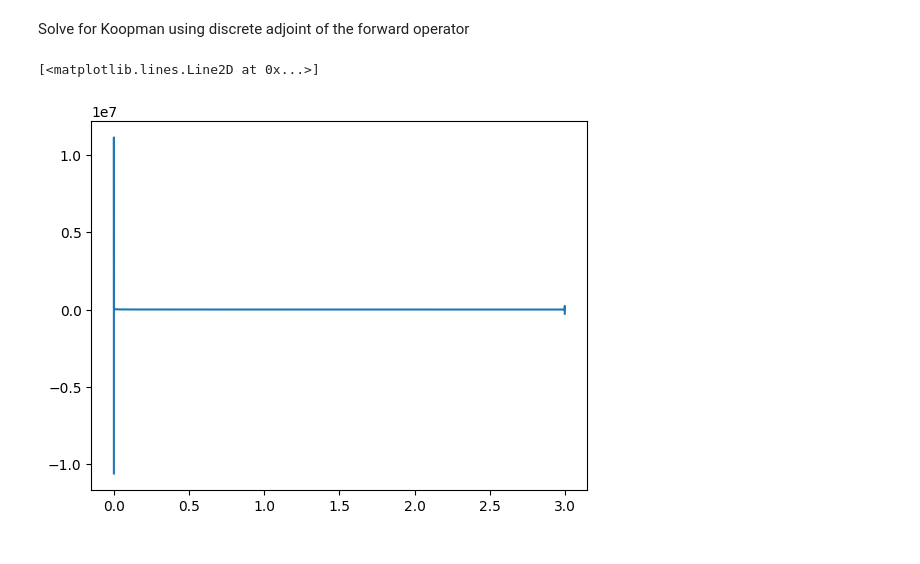
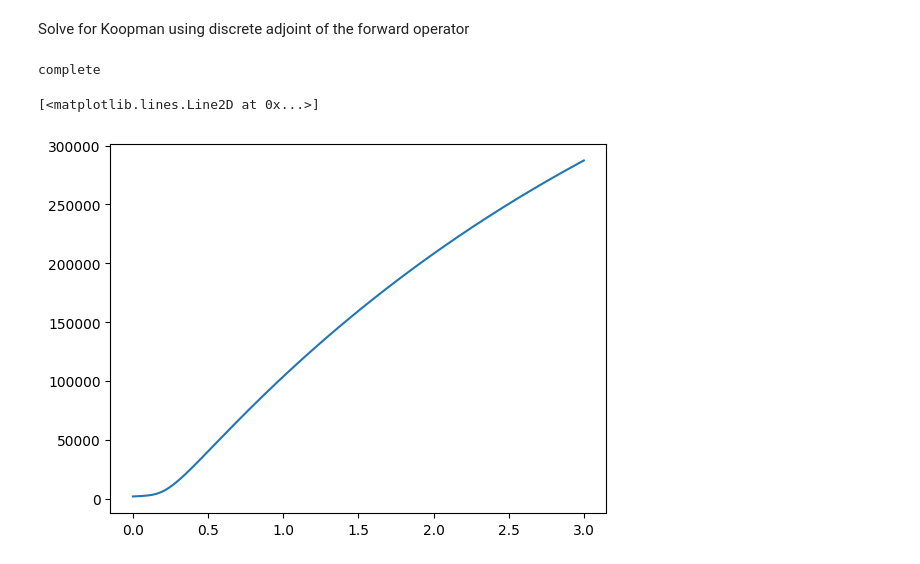
Before and after one commit to tcooley01/AERO729, a Jupyter notebook: HW3Files/hw3plots.ipynb, the cells around one changed output. Cells and saved outputs as stored; diff of their text form; code cells hidden in the pictures.

```diff
--- a/HW3Files/hw3plots.ipynb
+++ b/HW3Files/hw3plots.ipynb
@@ -252,12 +250,28 @@ np.float64(0.999839999996599)
 Solve for Koopman using discrete adjoint of the forward operator
 # %%
 # Hermitian Adjoint
-A_h = coeff_mat.conj().T
-v = np.matmul(A_h, results)
-J = np.matmul(v, results[2, :])
-time_axis = np.arange(start=0, stop=3, step=del_t)
+A_h = coeff_mat.T
+
+upper_diag_ah = np.diag(A_h, k=1)
+diag_ah = np.diag(A_h, k=0)
+lower_diag_ah = np.diag(A_h, k=-1)
+
+banded_fmt_ah = np.vstack([
+    np.append(0, upper_diag_ah), diag_ah, np.append(lower_diag_ah, 0)
+])
-# %%
-plt.plot(time_axis, J)
-# %% [output]
-[<matplotlib.lines.Line2D at 0x...>]
-[figure, removed]
+# %%
+results_Ah = np.zeros((num_timesteps, gridpoints))
+results_Ah[0, :] = results[-1, :]
+for i in range(1, num_timesteps):
+    next_time = sp.linalg.solve_banded((1, 1), banded_fmt_ah, results_Ah[i-1])
+    results_Ah[i] = next_time
+print('complete')
+# %% [output]
+complete
+# %%
+mean = np.matmul(results_Ah, x_ref)
+time_axis = np.arange(start=0, stop=3, step=del_t)
+plt.plot(time_axis, mean)
+# %% [output]
+[<matplotlib.lines.Line2D at 0x...>]
+[figure, added]
```
Also changed, not shown: parts of 3 cells of this notebook.
